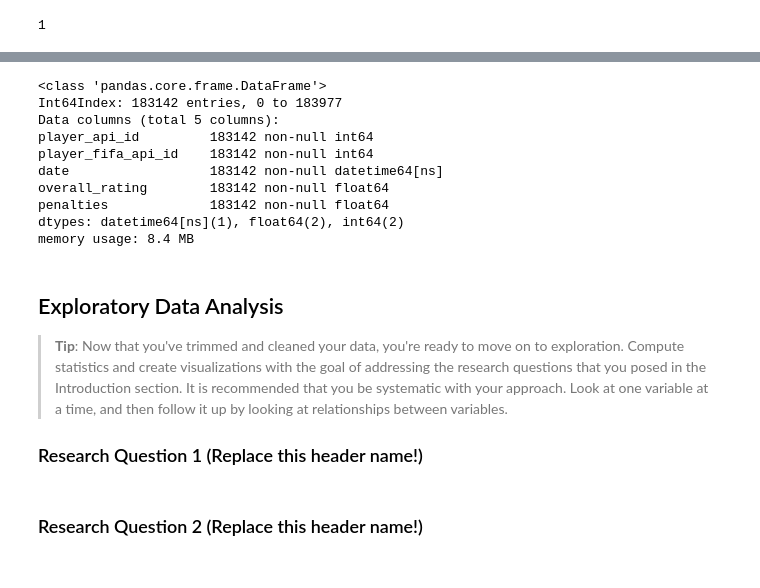
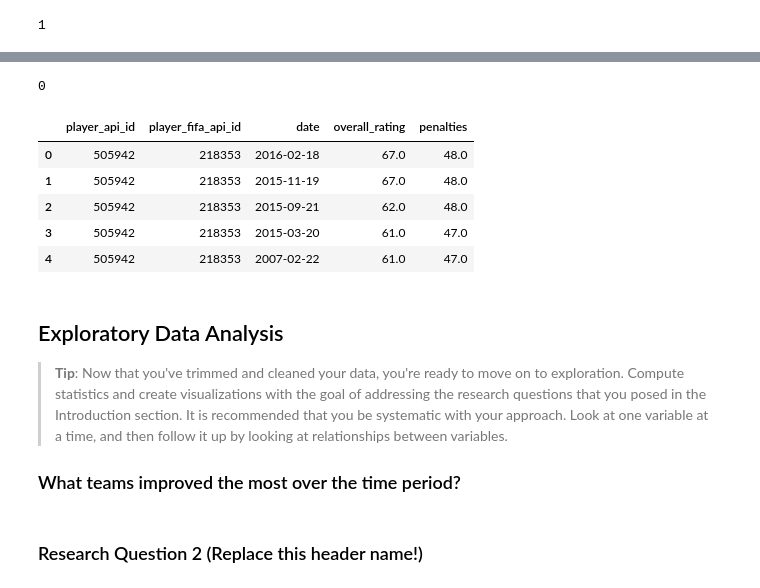
Before and after one commit to mohmednasr/europeansoccerdatabase, a Jupyter notebook: investigate-a-dataset.ipynb, the cells around one changed output, grey strips where cells are left out. Saved outputs shown, nothing was run; the diff lists cells and outputs as text; code cells hidden in the pictures.

Commit message:
begin to solve questions

```diff
--- a/investigate-a-dataset.ipynb
+++ b/investigate-a-dataset.ipynb
@@ -136,0 +154,4 @@ sum(df_players.duplicated())
+# %%
+#make copy for each data frame to work on it
+df_teams_copy = df_teams.copy()
+df_players_copy = df_players.copy()
@@ -177,6 +321,9 @@ memory usage: 148.2+ KB
 # %%
-#convert type of date from stirng to timedate from df_players
-df_players['date'] = pd.to_datetime(df_players['date'])
+##convert type of date from stirng to timedate in df_players_copy
+df_players['date'] = pd.to_datetime(df_players_copy['date'])
+#convert type of player_api_id and player_fifa_api_id from int to string in df_players_copy
+df_players['player_api_id'] = df_players['player_api_id'].astype(str)
+df_players['player_fifa_api_id'] = df_players['player_fifa_api_id'].astype(str)
 df_players.info()
 # %% [output]
 <class 'pandas.core.frame.DataFrame'>
@@ -209,25 +339,23 @@ memory usage: 7.0 MB
-# %%
-#remove null values from df_players
-df_players.dropna(inplace = True)
-df_players.info()
-# %% [output]
-<class 'pandas.core.frame.DataFrame'>
-Int64Index: 183142 entries, 0 to 183977
-Data columns (total 5 columns):
-player_api_id         183142 non-null int64
-player_fifa_api_id    183142 non-null int64
-date                  183142 non-null datetime64[ns]
-overall_rating        183142 non-null float64
-penalties             183142 non-null float64
-dtypes: datetime64[ns](1), float64(2), int64(2)
-memory usage: 8.4 MB
+# %%
+sum(df_players.duplicated())
+# %% [output]
+0
+# %%
+df_players.head()
+# %% [output]
+|  | player_api_id | player_fifa_api_id | date | overall_rating | penalties |
+| 0 | 505942 | 218353 | 2016-02-18 | 67.0 | 48.0 |
+| 1 | 505942 | 218353 | 2015-11-19 | 67.0 | 48.0 |
+| 2 | 505942 | 218353 | 2015-09-21 | 62.0 | 48.0 |
+| 3 | 505942 | 218353 | 2015-03-20 | 61.0 | 47.0 |
+| 4 | 505942 | 218353 | 2007-02-22 | 61.0 | 47.0 |
 # %% [markdown]
 <a id='eda'></a>
 ## Exploratory Data Analysis
 
 > **Tip**: Now that you've trimmed and cleaned your data, you're ready to move on to exploration. Compute statistics and create visualizations with the goal of addressing the research questions that you posed in the Introduction section. It is recommended that you be systematic with your approach. Look at one variable at a time, and then follow it up by looking at relationships between variables.
 
-### Research Question 1 (Replace this header name!)
+### What teams improved the most over the time period?
 # %%
 # Use this, and more code cells, to explore your data. Don't forget to add
 #   Markdown cells to document your observations and findings.
```
Also changed, not shown: parts of 22 cells of this notebook.
